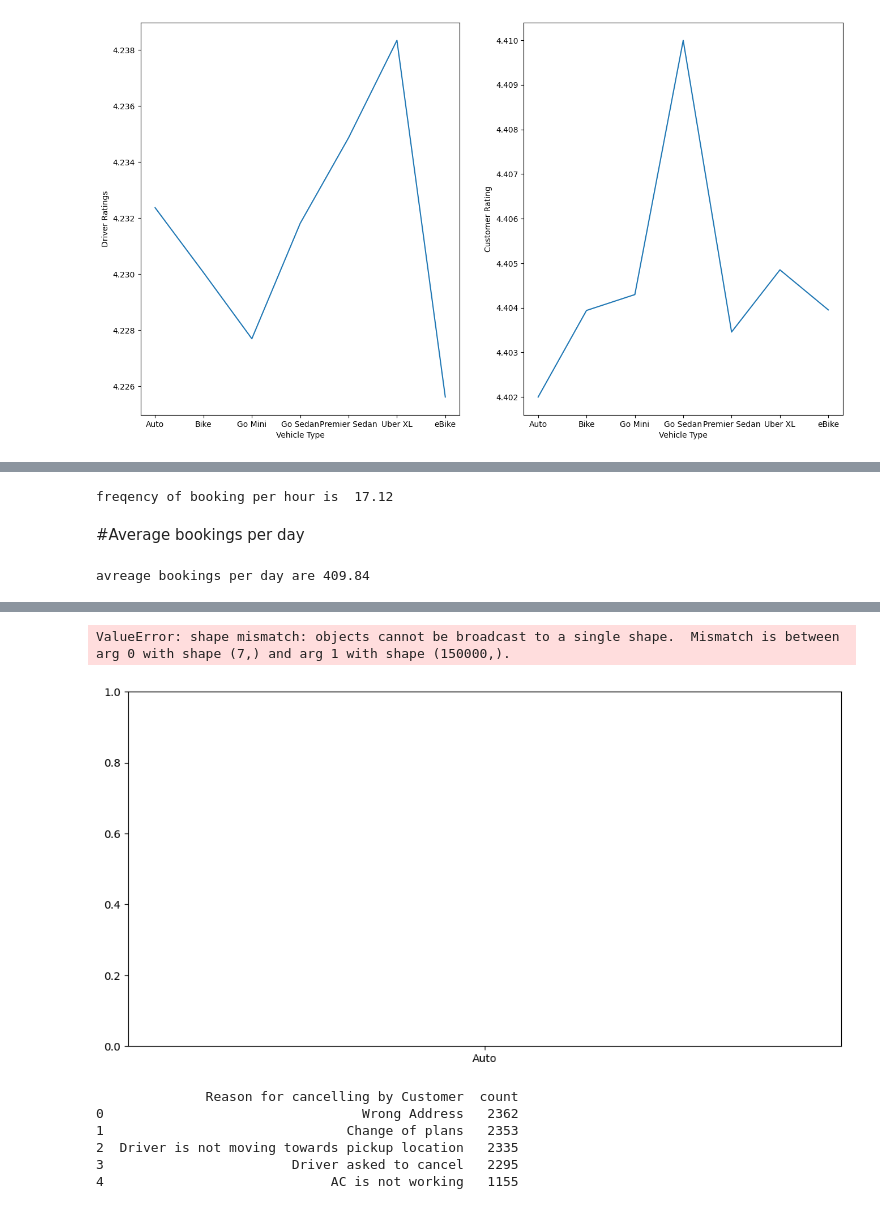
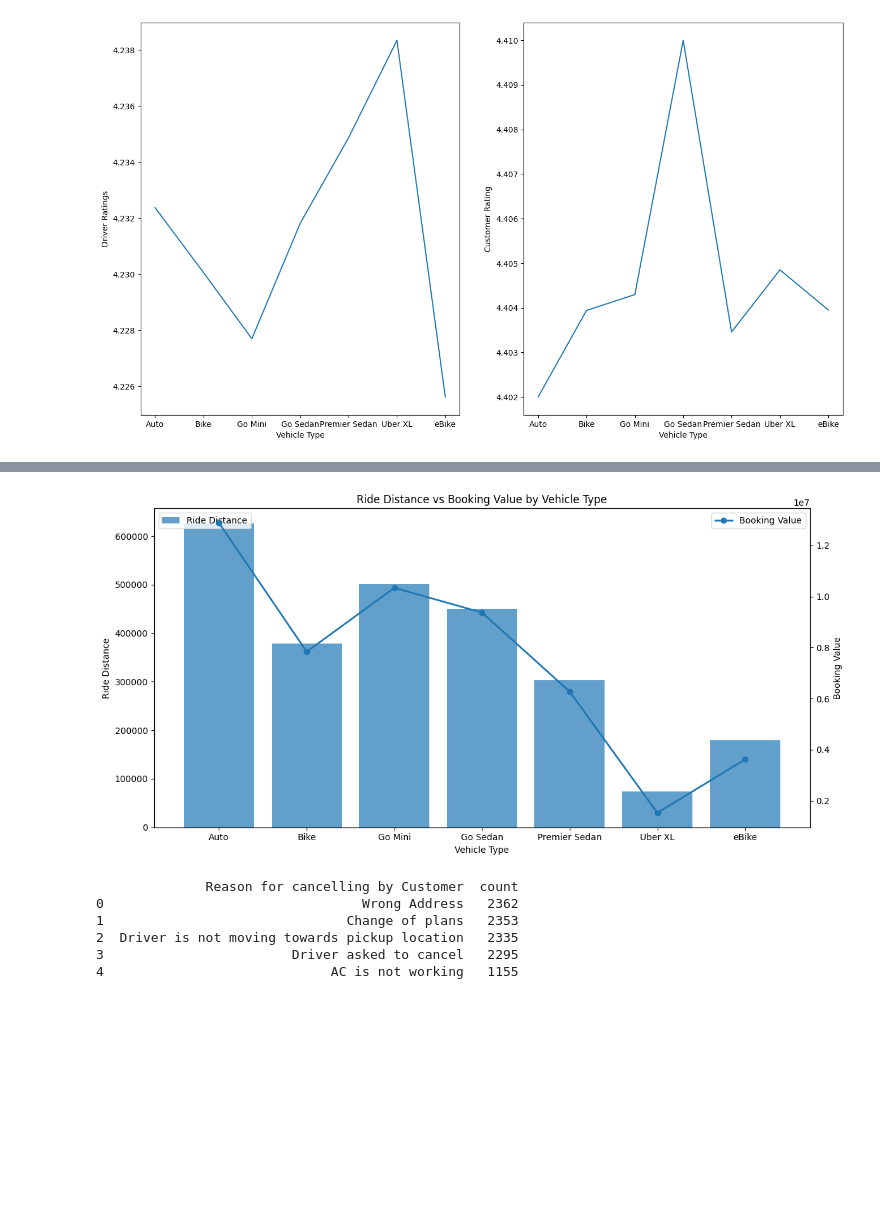
Before and after one commit to shri4916/EDA_Project_Uber, a Jupyter notebook: Uber_Go.ipynb, the cells around one changed output, grey strips where cells are left out. Drawn from its saved outputs; the diff is of its cells as text; code cells hidden in the pictures; blank space fills up the shorter version.

```diff
--- a/Uber_Go.ipynb
+++ b/Uber_Go.ipynb
@@ -185,31 +245,3 @@ fig.show()
-# %%
-#Freqency of booking per hour
-from datetime import datetime , time
-
-total_bookings=len(df)
-
-d1=datetime(2024,1,1,0,0,0)
-d2=datetime(2024,12,31,0,0,0)
-duration=d2-d1
-total_min=duration.total_seconds()/60
-total_min
-
-total_hour=total_min/60
-total_hour
-
-# freqency of booking per hour
-freq=round(total_bookings/total_hour,2)
-print("freqency of booking per hour is ",freq)
-# %% [output]
-freqency of booking per hour is  17.12
-# %% [markdown]
-#Average bookings per day
-# %%
-# avreage bookings per day
-bookings=round(total_bookings/366,2)
-print("avreage bookings per day are", bookings)
-# %% [output]
-avreage bookings per day are 409.84
 # %%
 #Vehicle type vs ride distance
 dist_veh = df.groupby('Vehicle Type')['Ride Distance'].sum()
@@ -229,35 +261,48 @@ fig.show()
 6          eBike      179456.17
 [interactive output not drawn]
 # %%
-#KM vs amount for vehicle type
+# KM vs Amount for vehicle type
 
-dist_veh = df.groupby('Vehicle Type')[['Ride Distance','Booking Value']].sum().reset_index()
-dist_veh.set_index('Vehicle Type')
+dist_veh = (
+    df.groupby("Vehicle Type", as_index=False)
+      .agg({
+          "Ride Distance": "sum",
+          "Booking Value": "sum"
+      })
+)
 
 # Plot
 fig, ax1 = plt.subplots(figsize=(12, 6))
 
 # Ride Distance (left axis)
-ax1.bar(dist_veh["Vehicle Type"], df["Ride Distance"],
-        alpha=0.7, label="Ride Distance")
+ax1.bar(
+    dist_veh["Vehicle Type"],
+    dist_veh["Ride Distance"],
+    alpha=0.7,
+    label="Ride Distance"
+)
 ax1.set_ylabel("Ride Distance")
 ax1.set_xlabel("Vehicle Type")
 
 # Booking Value (right axis)
 ax2 = ax1.twinx()
-ax2.plot(dist_veh["Vehicle Type"], df["Booking Value"],
-         marker="o", linewidth=2, label="Booking Value")
+ax2.plot(
+    dist_veh["Vehicle Type"],
+    dist_veh["Booking Value"],
+    marker="o",
+    linewidth=2,
+    label="Booking Value"
+)
 ax2.set_ylabel("Booking Value")
 
 # Title
 plt.title("Ride Distance vs Booking Value by Vehicle Type")
 
 # Legends
 ax1.legend(loc="upper left")
 ax2.legend(loc="upper right")
 
 plt.tight_layout()
 plt.show()
 # %% [output]
-ValueError: shape mismatch: objects cannot be broadcast to a single shape.  Mismatch is between arg 0 with shape (7,) and arg 1 with shape (150000,).
-[figure, old version]
+[figure, new version]
```
Also changed, not shown: parts of 12 cells of this notebook.
